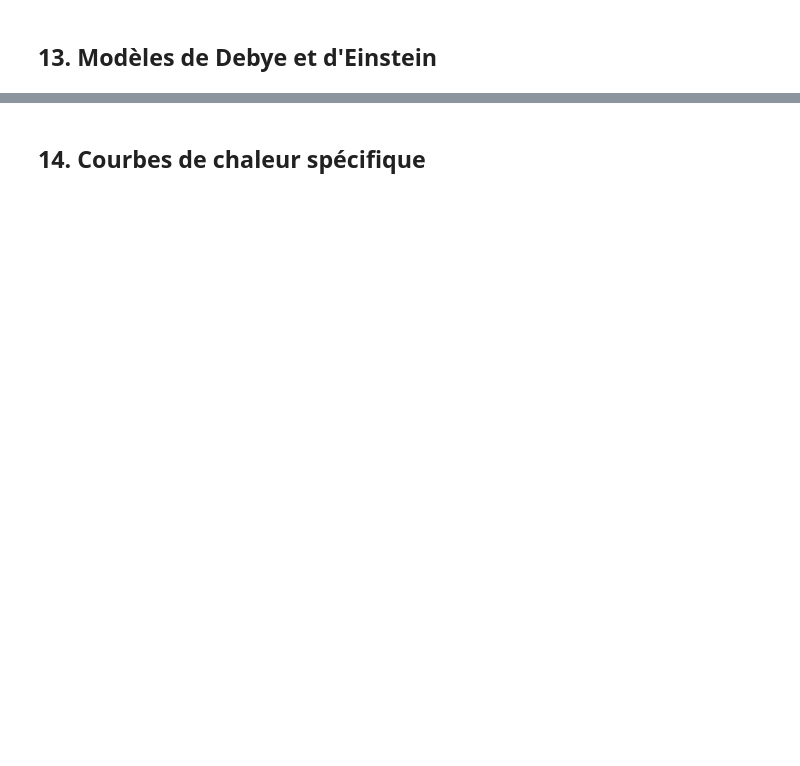
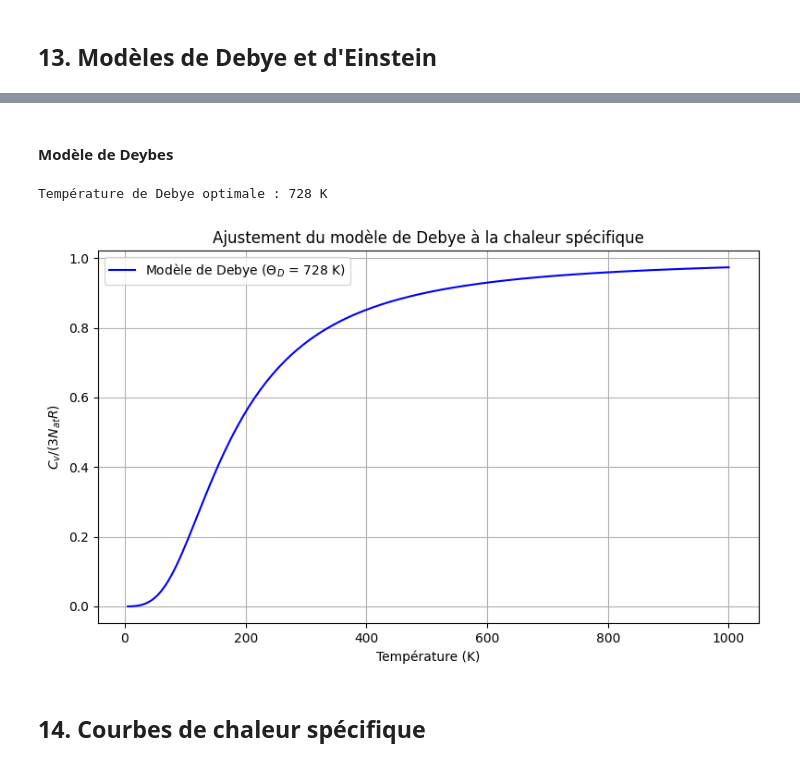
Before and after one commit to yousyou/Projet-LMAPR1492, a Jupyter notebook: notebook_materiaux.ipynb, the cells around one changed output, grey strips where cells are left out. Cells and saved outputs as stored; diff of their text form; code cells hidden in the pictures; blank space fills up the shorter version.

```diff
--- a/notebook_materiaux.ipynb
+++ b/notebook_materiaux.ipynb
@@ -433,3 +2223,45 @@ plt.show()
+# %% [markdown]
+#### Modèle de Deybes
+# %%
+from scipy.integrate import quad
+def integrand_debye(x):
+    return (x**4 * np.exp(x)) / ((np.exp(x) - 1)**2)
+
+def cv_debye(theta_D, T):
+    if T == 0:
+        return 0
+    integral, _ = quad(integrand_debye, 0, theta_D / T)
+    return 3 * (T / theta_D)**3 * integral  # normalisé
+
+def erreur_debye(theta):
+    erreur_totale = 0
+
+    for i in range(len(temperatures)):
+        T = temperatures[i]
+        c_exp = heat_capacity_norm[i]
+
+        c_th = cv_debye(theta, T)
+        ecart = c_th - c_exp
+        erreur_totale += ecart**2
+
+    return erreur_totale
+
+theta_D_opt = min(range(1, 1000), key=erreur_debye)
+print("Température de Debye optimale :", theta_D_opt, "K")
+cv_debye_curve = [cv_debye(theta_D_opt, T) for T in temperatures]
+
+plt.figure(figsize=(8, 5))
+plt.plot(temperatures, cv_debye_curve, label=fr"Modèle de Debye ($\Theta_D$ = {theta_D_opt} K)", color='blue')
+plt.xlabel("Température (K)")
+plt.ylabel(r"$C_v / (3N_{at}R)$")
+plt.title("Ajustement du modèle de Debye à la chaleur spécifique")
+plt.legend()
+plt.grid(True)
+plt.tight_layout()
+plt.show()
+# %% [output]
+Température de Debye optimale : 728 K
+[figure, added]
 # %% [markdown]
 ## 14. Courbes de chaleur spécifique
 # %%
```
Also changed, not shown: parts of 38 cells of this notebook, 5 other files.
